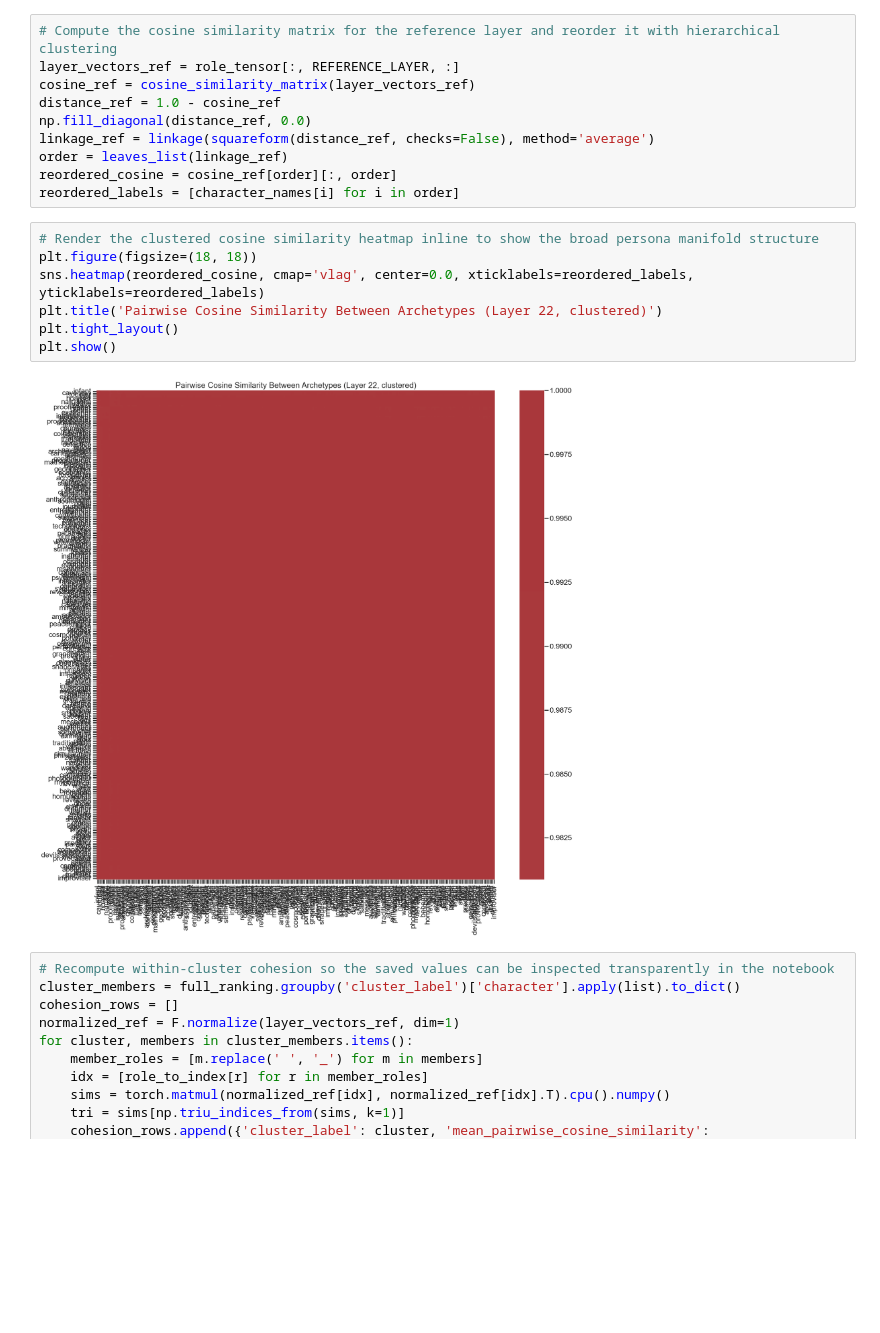
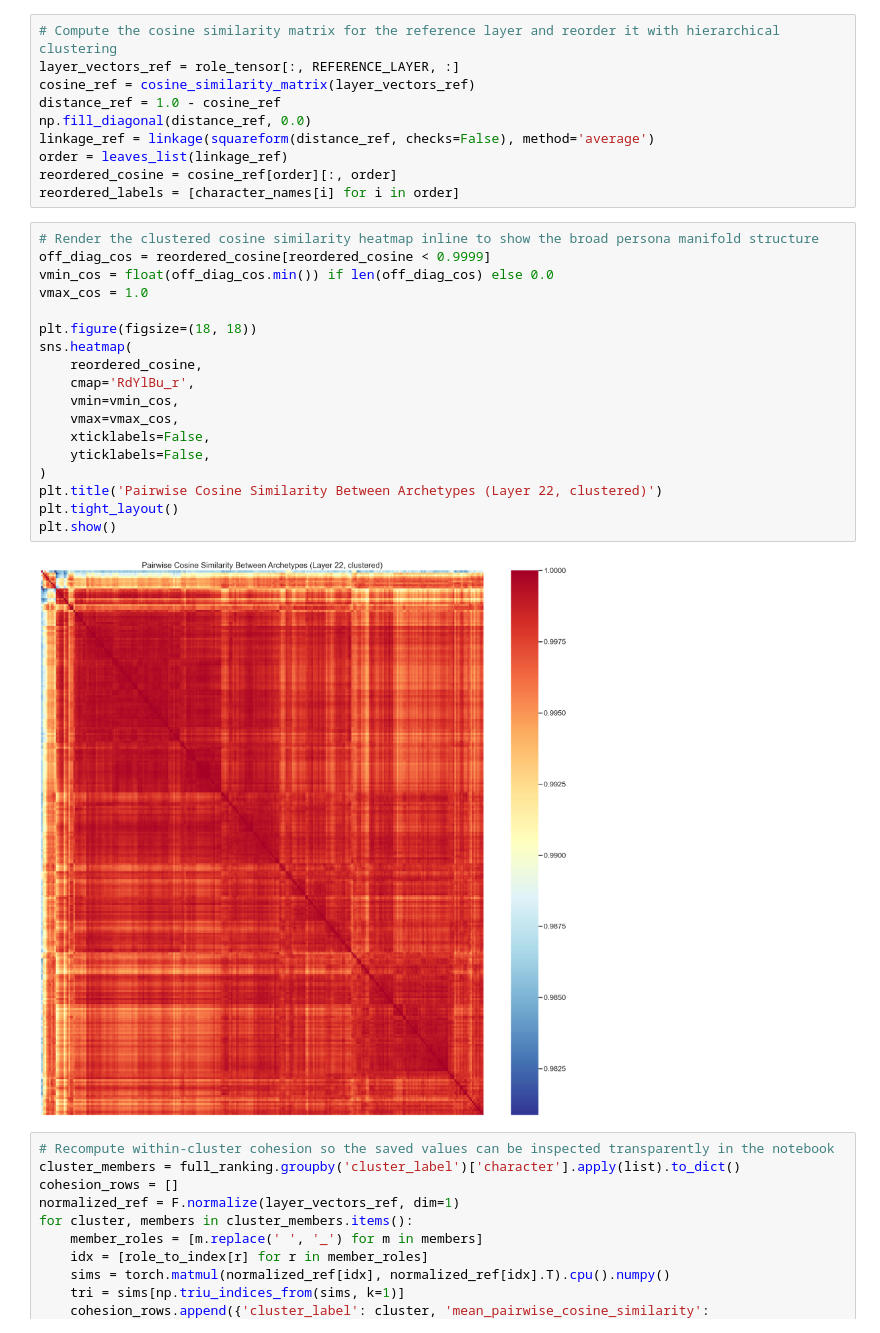
Before and after one commit to J-Chamberlain/assistant-axis, a Jupyter notebook: visualizations/research_paper_notebook.ipynb, the cells around one changed output. Drawn from its saved outputs; the diff is of its cells as text; blank space fills up the shorter version.

Commit message:
notebook: publication-quality PDF fixes v3 -- sparse labels, anomaly highlights, page breaks, removed heatmap and PCA from report

```diff
--- a/visualizations/research_paper_notebook.ipynb
+++ b/visualizations/research_paper_notebook.ipynb
@@ -719,13 +1066,24 @@ reordered_cosine = cosine_ref[order][:, order]
 reordered_labels = [character_names[i] for i in order]
 # %%
 # Render the clustered cosine similarity heatmap inline to show the broad persona manifold structure
+off_diag_cos = reordered_cosine[reordered_cosine < 0.9999]
+vmin_cos = float(off_diag_cos.min()) if len(off_diag_cos) else 0.0
+vmax_cos = 1.0
+
 plt.figure(figsize=(18, 18))
-sns.heatmap(reordered_cosine, cmap='vlag', center=0.0, xticklabels=reordered_labels, yticklabels=reordered_labels)
+sns.heatmap(
+    reordered_cosine,
+    cmap='RdYlBu_r',
+    vmin=vmin_cos,
+    vmax=vmax_cos,
+    xticklabels=False,
+    yticklabels=False,
+)
 plt.title('Pairwise Cosine Similarity Between Archetypes (Layer 22, clustered)')
 plt.tight_layout()
 plt.show()
 # %% [output]
-[figure, old version]
+[figure, new version]
 # %%
 # Recompute within-cluster cohesion so the saved values can be inspected transparently in the notebook
 cluster_members = full_ranking.groupby('cluster_label')['character'].apply(list).to_dict()
```
Also changed, not shown: parts of 24 cells of this notebook, 8 other files.
